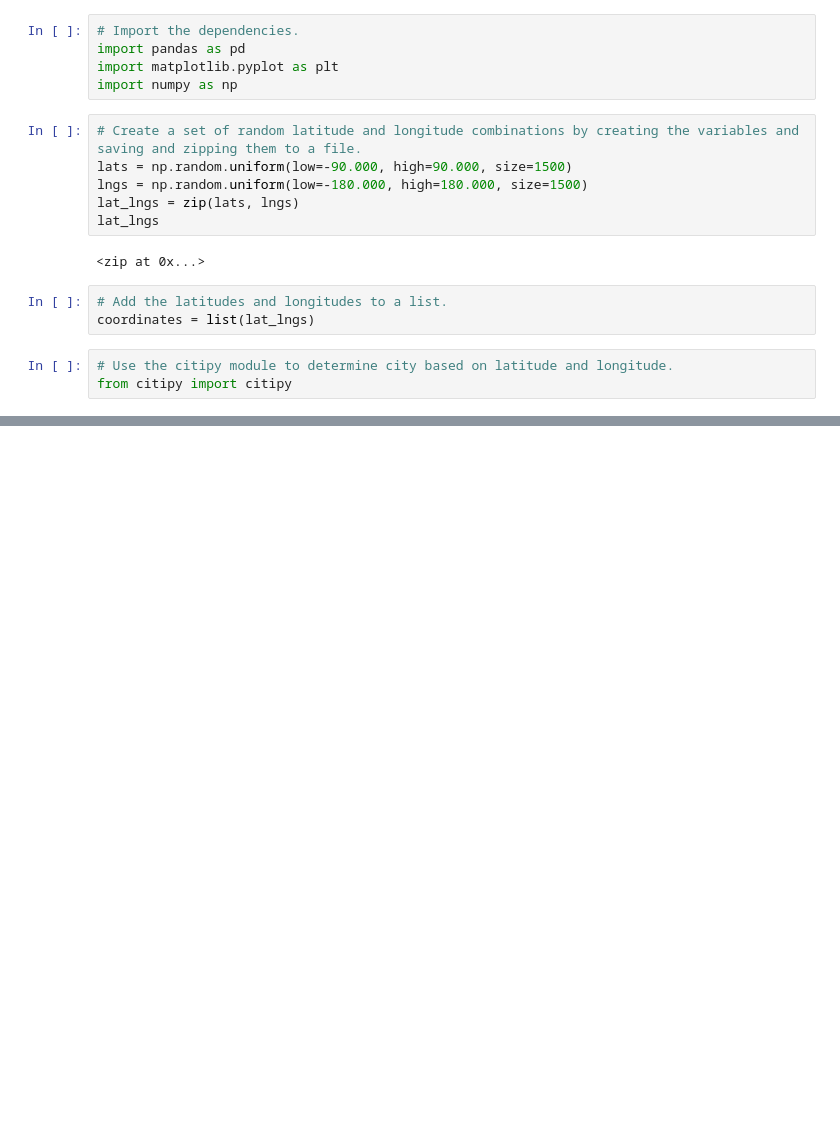
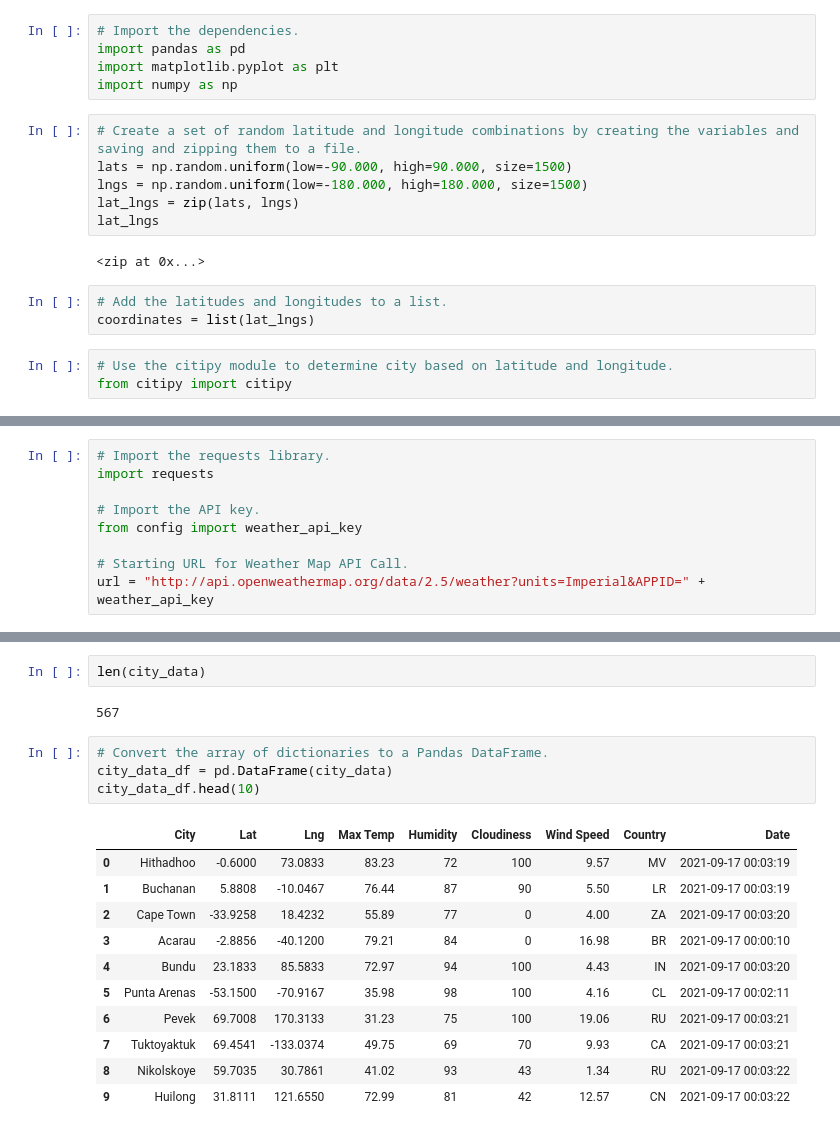
Before and after one commit to melaniekelsey/World_Weather_Analysis, a Jupyter notebook: WeatherPy.ipynb, the cells around one changed output, grey strips where cells are left out. Saved outputs shown, nothing was run; the diff lists cells and outputs as text; blank space fills up the shorter version.

Commit message:
Updating Weather file

```diff
--- a/WeatherPy.ipynb
+++ b/WeatherPy.ipynb
@@ -33,0 +34,9 @@ len(cities)
+# %%
+# Import the requests library.
+import requests
+
+# Import the API key.
+from config import weather_api_key
+
+# Starting URL for Weather Map API Call.
+url = "http://api.openweathermap.org/data/2.5/weather?units=Imperial&APPID=" + weather_api_key
@@ -33,0 +124,20 @@ len(cities)
+# %%
+len(city_data)
+# %% [output]
+567
+# %%
+# Convert the array of dictionaries to a Pandas DataFrame.
+city_data_df = pd.DataFrame(city_data)
+city_data_df.head(10)
+# %% [output]
+|  | City | Lat | Lng | Max Temp | Humidity | Cloudiness | Wind Speed | Country | Date |
+| 0 | Hithadhoo | -0.6000 | 73.0833 | 83.23 | 72 | 100 | 9.57 | MV | 2021-09-17 00:03:19 |
+| 1 | Buchanan | 5.8808 | -10.0467 | 76.44 | 87 | 90 | 5.50 | LR | 2021-09-17 00:03:19 |
+| 2 | Cape Town | -33.9258 | 18.4232 | 55.89 | 77 | 0 | 4.00 | ZA | 2021-09-17 00:03:20 |
+| 3 | Acarau | -2.8856 | -40.1200 | 79.21 | 84 | 0 | 16.98 | BR | 2021-09-17 00:00:10 |
+| 4 | Bundu | 23.1833 | 85.5833 | 72.97 | 94 | 100 | 4.43 | IN | 2021-09-17 00:03:20 |
+| 5 | Punta Arenas | -53.1500 | -70.9167 | 35.98 | 98 | 100 | 4.16 | CL | 2021-09-17 00:02:11 |
+| 6 | Pevek | 69.7008 | 170.3133 | 31.23 | 75 | 100 | 19.06 | RU | 2021-09-17 00:03:21 |
+| 7 | Tuktoyaktuk | 69.4541 | -133.0374 | 49.75 | 69 | 70 | 9.93 | CA | 2021-09-17 00:03:21 |
+| 8 | Nikolskoye | 59.7035 | 30.7861 | 41.02 | 93 | 43 | 1.34 | RU | 2021-09-17 00:03:22 |
+| 9 | Huilong | 31.8111 | 121.6550 | 72.99 | 81 | 42 | 12.57 | CN | 2021-09-17 00:03:22 |
```
Also changed, not shown: parts of 5 cells of this notebook, 4 other files.
